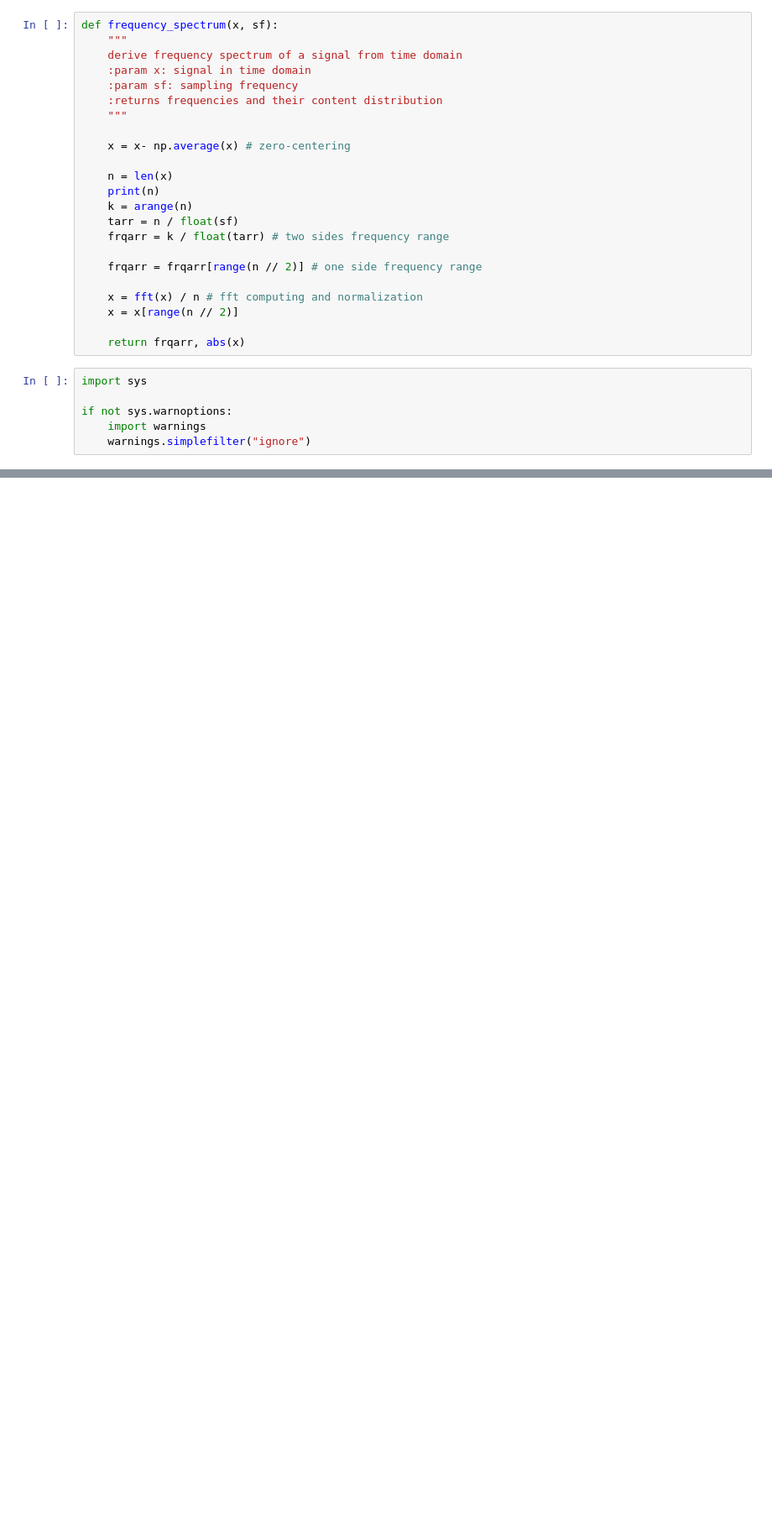
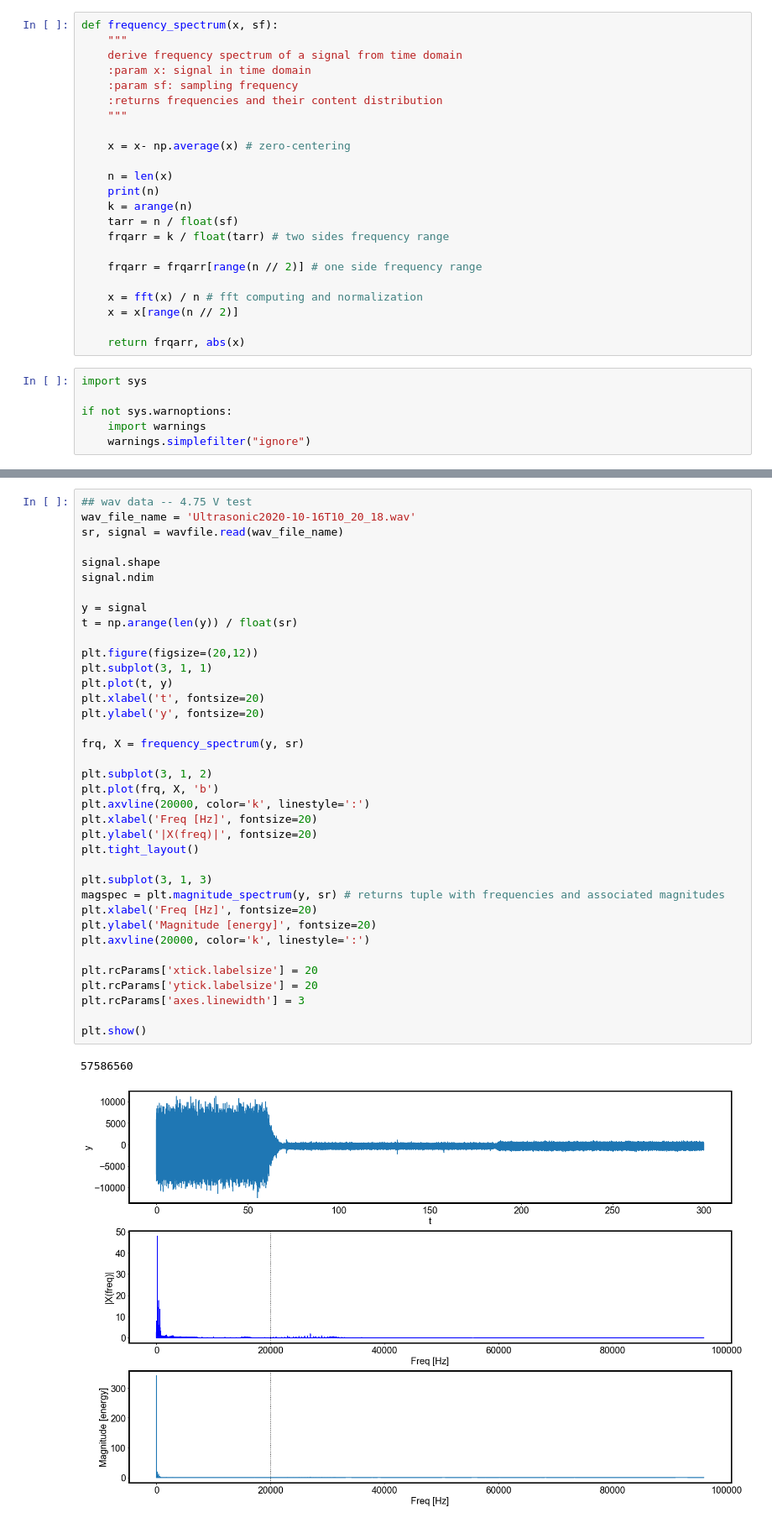
Before and after one commit to naureeng/SWC_ultrasound, a Jupyter notebook: SWC_Ultrasonic.ipynb, the cells around one changed output, grey strips where cells are left out. Shown at 84% size. Drawn from its saved outputs; the diff is of its cells as text; blank space fills up the shorter version.

```diff
--- a/SWC_Ultrasonic.ipynb
+++ b/SWC_Ultrasonic.ipynb
@@ -87,0 +148,40 @@ plt.rcParams['axes.linewidth'] = 3
+# %%
+## wav data -- 4.75 V test
+wav_file_name = 'Ultrasonic2020-10-16T10_20_18.wav'
+sr, signal = wavfile.read(wav_file_name)
+
+signal.shape
+signal.ndim
+
+y = signal
+t = np.arange(len(y)) / float(sr)
+
+plt.figure(figsize=(20,12))
+plt.subplot(3, 1, 1)
+plt.plot(t, y)
+plt.xlabel('t', fontsize=20)
+plt.ylabel('y', fontsize=20)
+
+frq, X = frequency_spectrum(y, sr)
+
+plt.subplot(3, 1, 2)
+plt.plot(frq, X, 'b')
+plt.axvline(20000, color='k', linestyle=':')
+plt.xlabel('Freq [Hz]', fontsize=20)
+plt.ylabel('|X(freq)|', fontsize=20)
+plt.tight_layout()
+
+plt.subplot(3, 1, 3)
+magspec = plt.magnitude_spectrum(y, sr) # returns tuple with frequencies and associated magnitudes
+plt.xlabel('Freq [Hz]', fontsize=20)
+plt.ylabel('Magnitude [energy]', fontsize=20)
+plt.axvline(20000, color='k', linestyle=':')
+
+plt.rcParams['xtick.labelsize'] = 20
+plt.rcParams['ytick.labelsize'] = 20
+plt.rcParams['axes.linewidth'] = 3
+
+plt.show()
+# %% [output]
+57586560
+[figure, added]
```
Also changed, not shown: parts of 7 cells of this notebook.
